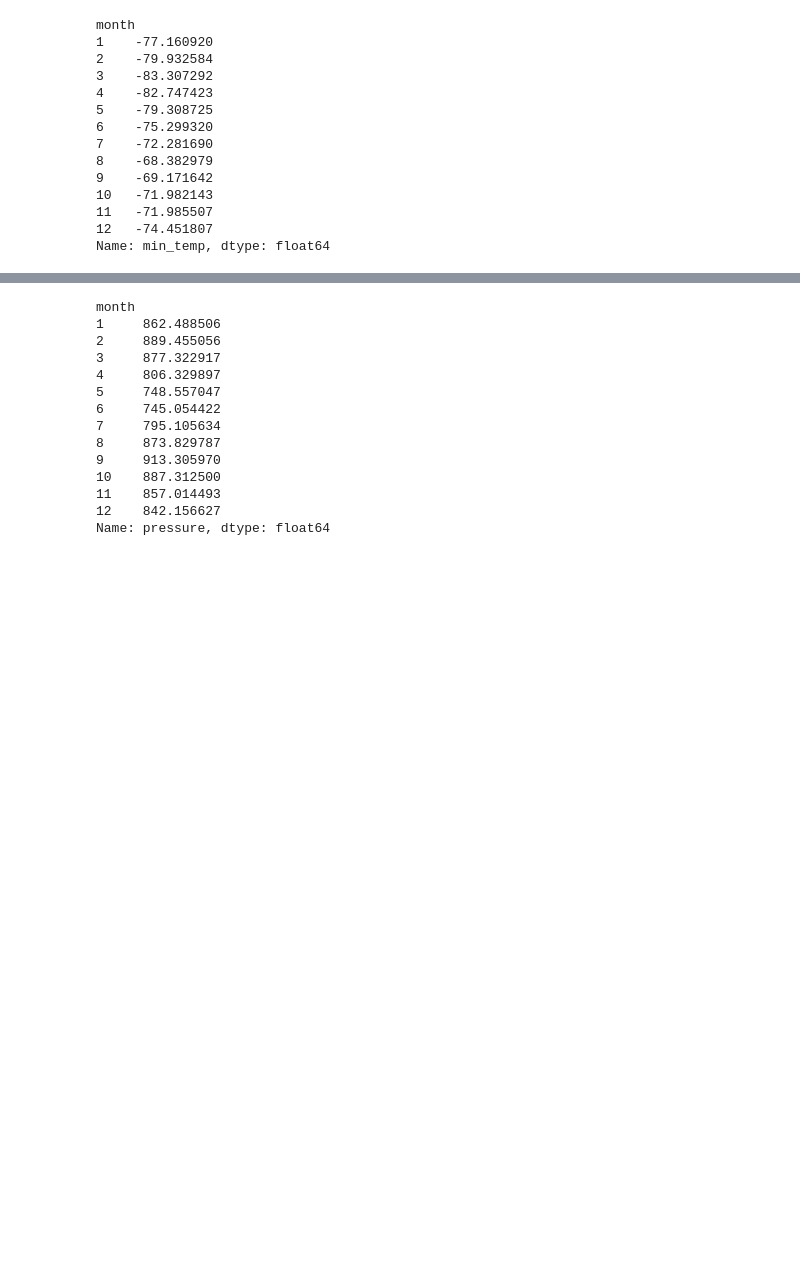
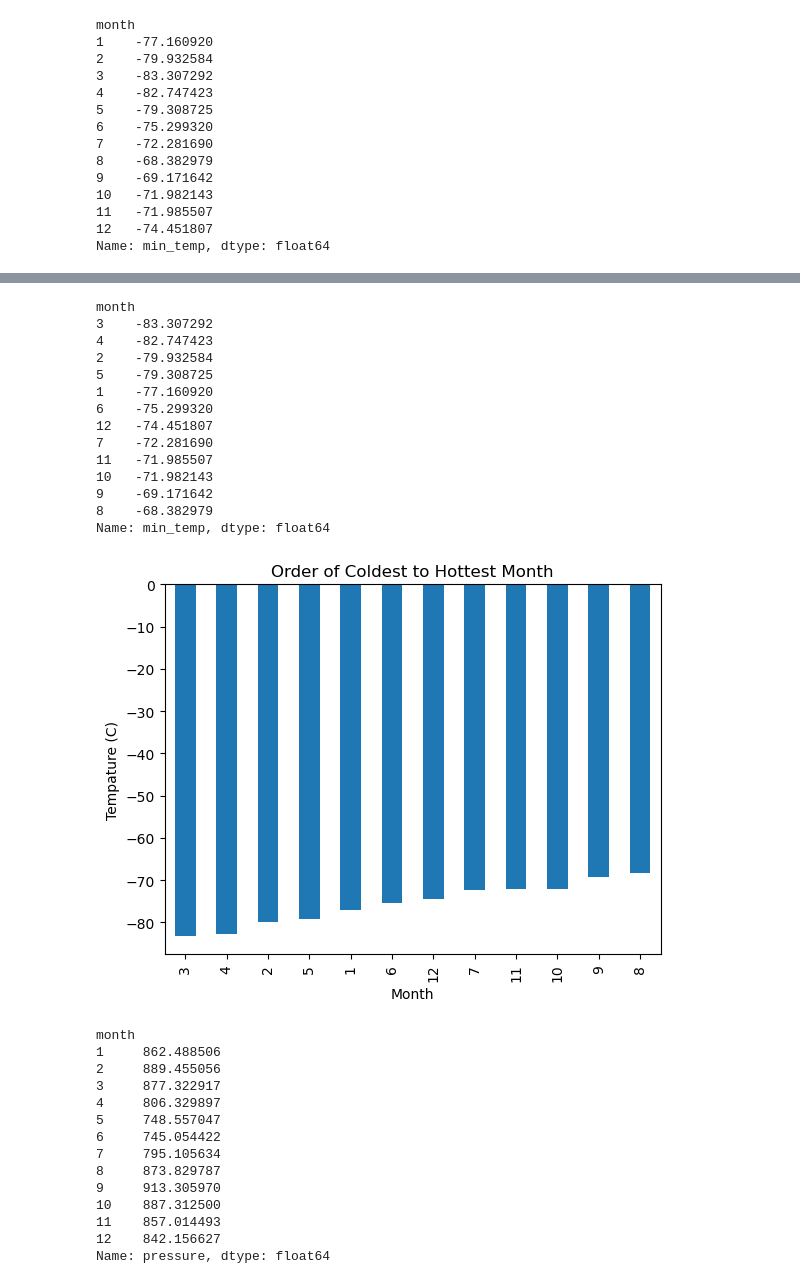
Before and after one commit to snbadeaux/Web-Scraping-Challenge, a Jupyter notebook: part_2_mars_weather.ipynb, the cells around one changed output, grey strips where cells are left out. Saved outputs shown, nothing was run; the diff lists cells and outputs as text; code cells hidden in the pictures; blank space fills up the shorter version.

```diff
--- a/part_2_mars_weather.ipynb
+++ b/part_2_mars_weather.ipynb
@@ -219,2 +206,30 @@ Name: min_temp, dtype: float64
+# %%
+# Identify the coldest and hottest months in Curiosity's location
+
+avg_weather_by_month = avg_low_temp_month.sort_values()
+print(avg_weather_by_month)
+
+avg_weather_by_month.plot.bar()
+plt.xlabel('Month')
+plt.ylabel('Tempature (C)')
+plt.title('Order of Coldest to Hottest Month')
+plt.savefig('Order_of_Colest_to_Hottest_Month.png')
+plt.show()
+# %% [output]
+month
+3    -83.307292
+4    -82.747423
+2    -79.932584
+5    -79.308725
+1    -77.160920
+6    -75.299320
+12   -74.451807
+7    -72.281690
+11   -71.985507
+10   -71.982143
+9    -69.171642
+8    -68.382979
+Name: min_temp, dtype: float64
+[figure, added]
 # %%
 # 4. Average pressure by Martian month
```
Also changed, not shown: parts of 13 cells of this notebook, 5 other files.
